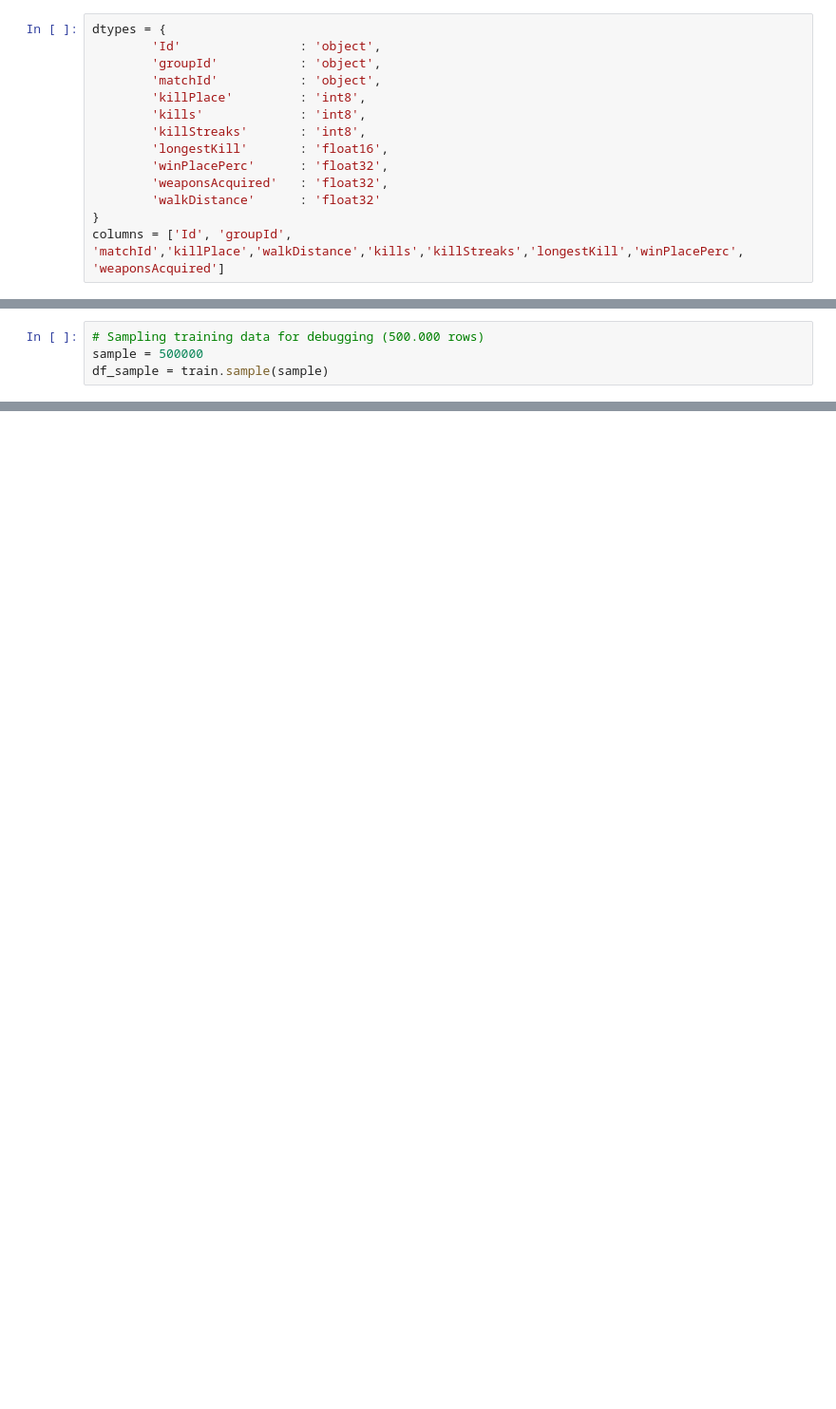
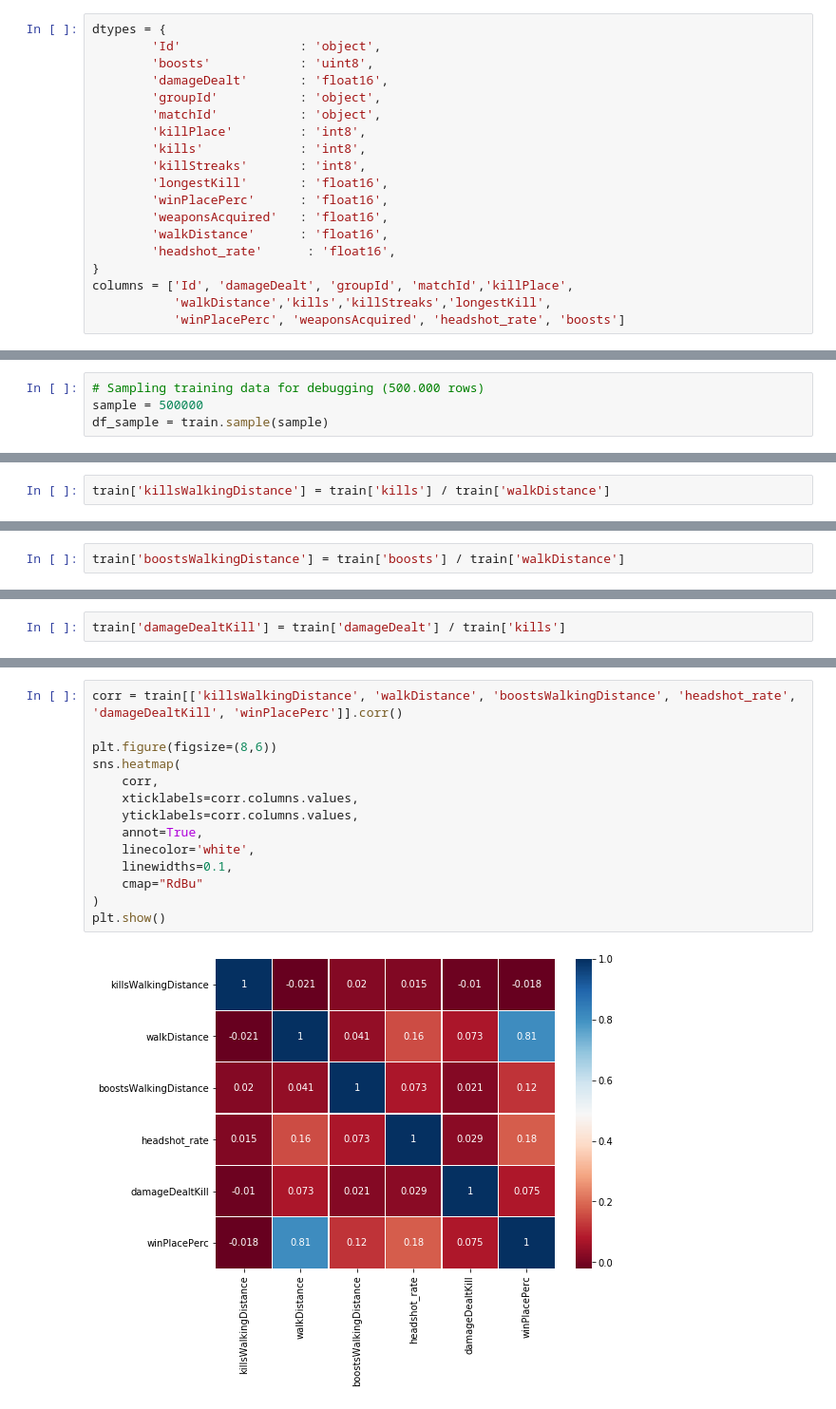
Before and after one commit to seriousmountain/kaggle_PUBG, a Jupyter notebook: feature_engineering.ipynb, the cells around one changed output, grey strips where cells are left out. Shown at 95% size. Drawn from its saved outputs; the diff is of its cells as text; blank space fills up the shorter version.

Commit message:
heatmap for added features

```diff
--- a/feature_engineering.ipynb
+++ b/feature_engineering.ipynb
@@ -8,17 +8,22 @@ warnings.filterwarnings("ignore")
 # %%
 dtypes = {
         'Id'                : 'object',
+        'boosts'            : 'uint8',
+        'damageDealt'       : 'float16',
         'groupId'           : 'object',
         'matchId'           : 'object',
         'killPlace'         : 'int8',
         'kills'             : 'int8',
         'killStreaks'       : 'int8',
         'longestKill'       : 'float16',
-        'winPlacePerc'      : 'float32',
-        'weaponsAcquired'   : 'float32',
-        'walkDistance'      : 'float32'
+        'winPlacePerc'      : 'float16',
+        'weaponsAcquired'   : 'float16',
+        'walkDistance'      : 'float16',
+        'headshot_rate'      : 'float16',
 }
-columns = ['Id', 'groupId', 'matchId','killPlace','walkDistance','kills','killStreaks','longestKill','winPlacePerc', 'weaponsAcquired']
+columns = ['Id', 'damageDealt', 'groupId', 'matchId','killPlace',
+           'walkDistance','kills','killStreaks','longestKill',
+           'winPlacePerc', 'weaponsAcquired', 'headshot_rate', 'boosts']
 # %%
 #train = pd.read_csv('./preprocessed_1.csv', dtype=dtypes, usecols=columns)
 train = pd.read_csv('./preprocessed_1.csv', usecols=columns, dtype=dtypes)
@@ -52,0 +64,2 @@ memory usage: 23.4+ MB
+# %%
+train['killsWalkingDistance'] = train['kills'] / train['walkDistance']
@@ -52,0 +68,2 @@ memory usage: 23.4+ MB
+# %%
+train['boostsWalkingDistance'] = train['boosts'] / train['walkDistance']
@@ -52,0 +76,2 @@ memory usage: 23.4+ MB
+# %%
+train['damageDealtKill'] = train['damageDealt'] / train['kills']
@@ -52,0 +88,16 @@ memory usage: 23.4+ MB
+# %%
+corr = train[['killsWalkingDistance', 'walkDistance', 'boostsWalkingDistance', 'headshot_rate', 'damageDealtKill', 'winPlacePerc']].corr()
+
+plt.figure(figsize=(8,6))
+sns.heatmap(
+    corr,
+    xticklabels=corr.columns.values,
+    yticklabels=corr.columns.values,
+    annot=True,
+    linecolor='white',
+    linewidths=0.1,
+    cmap="RdBu"
+)
+plt.show()
+# %% [output]
+[figure, added]
```
Also changed, not shown: parts of 9 cells of this notebook.
